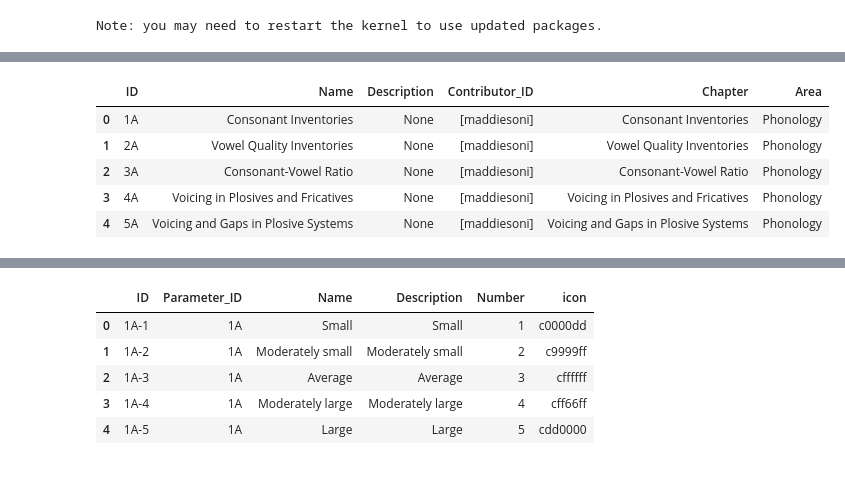
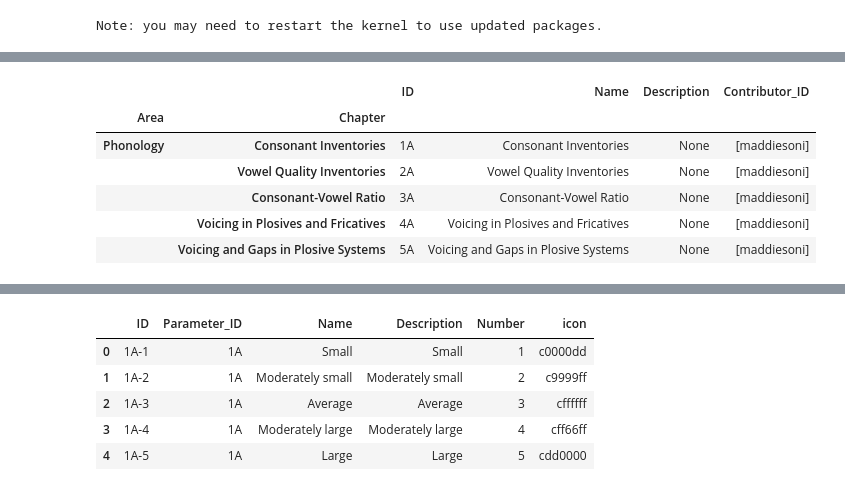
Before and after one commit to Pappa/conlanger, a Jupyter notebook: notebooks/explore_wals.ipynb, the cells around one changed output, grey strips where cells are left out. Saved outputs shown, nothing was run; the diff lists cells and outputs as text; code cells hidden in the pictures.

```diff
--- a/notebooks/explore_wals.ipynb
+++ b/notebooks/explore_wals.ipynb
@@ -22,13 +22,16 @@ lang_df
 | 3 | abb | Arabic (Chadian) | None | 13.8333333333 | 20.8333333333 | chad1249 | shu | Afro-Asiatic | None | ... |
 | 4 | abd | Abidji | None | 5.66666666667 | -4.58333333333 | abid1235 | abi | Niger-Congo | None | ... |
 # %%
-parameters = take_n_from(wals.iter_rows("ParameterTable"), 5)
-param_df = pd.DataFrame(parameters)
-param_df
+# parameters = take_n_from(wals.iter_rows("ParameterTable"), 5)
+param_df = pd.DataFrame(wals.iter_rows("ParameterTable"))["Area", "Chapter", "ID", "Name"].set_index(
+    ["Area", "Chapter"]
+)
+param_df.head(5)
 # %% [output]
-|  | ID | Name | Description | Contributor_ID | Chapter | Area |
-| 0 | 1A | Consonant Inventories | None | [maddiesoni] | Consonant Inventories | Phonology |
-| 1 | 2A | Vowel Quality Inventories | None | [maddiesoni] | Vowel Quality Inventories | Phonology |
-| 2 | 3A | Consonant-Vowel Ratio | None | [maddiesoni] | Consonant-Vowel Ratio | Phonology |
-| 3 | 4A | Voicing in Plosives and Fricatives | None | [maddiesoni] | Voicing in Plosives and Fricatives | Phonology |
-| 4 | 5A | Voicing and Gaps in Plosive Systems | None | [maddiesoni] | Voicing and Gaps in Plosive Systems | Phonology |
+|  |  | ID | Name | Description | Contributor_ID |
+| Area | Chapter |  |  |  |  |
+| Phonology | Consonant Inventories | 1A | Consonant Inventories | None | [maddiesoni] |
+|  | Vowel Quality Inventories | 2A | Vowel Quality Inventories | None | [maddiesoni] |
+|  | Consonant-Vowel Ratio | 3A | Consonant-Vowel Ratio | None | [maddiesoni] |
+|  | Voicing in Plosives and Fricatives | 4A | Voicing in Plosives and Fricatives | None | [maddiesoni] |
+|  | Voicing and Gaps in Plosive Systems | 5A | Voicing and Gaps in Plosive Systems | None | [maddiesoni] |
```
Also changed, not shown: parts of 5 cells of this notebook, 4 other files.
